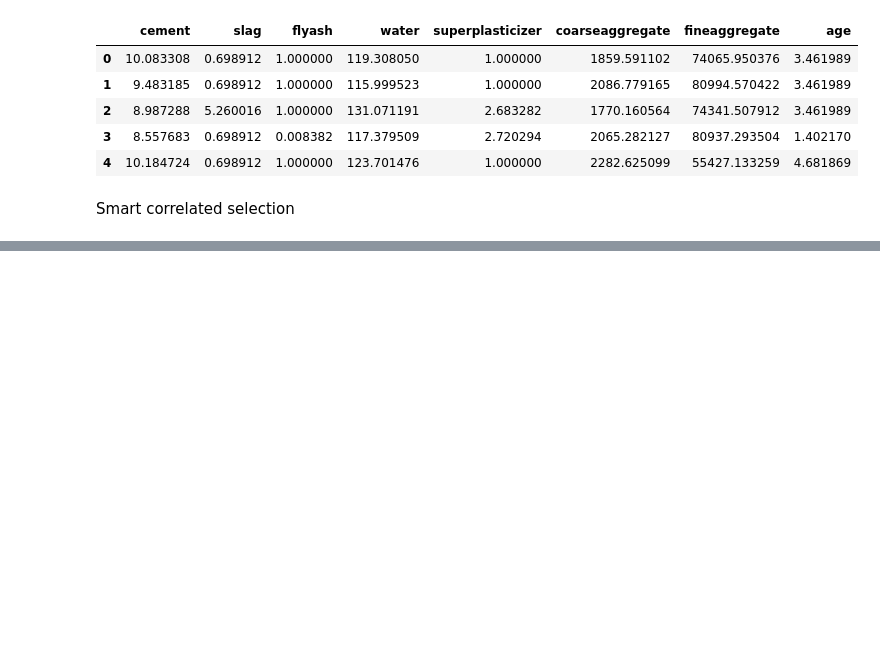
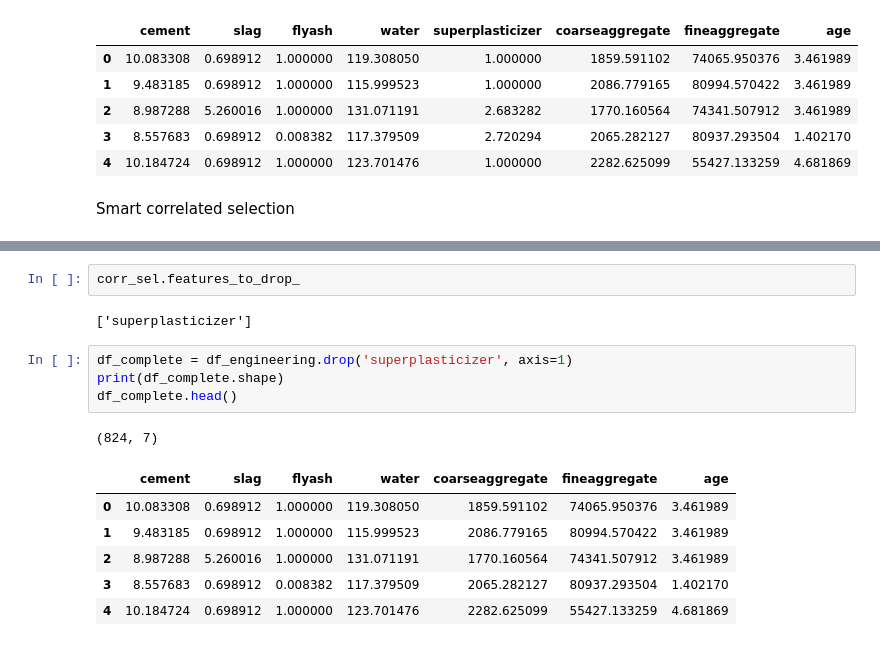
Before and after one commit to Dante-Cadiz/concrete-strength, a Jupyter notebook: jupyter_notebooks/FeatureEngineering.ipynb, the cells around one changed output, grey strips where cells are left out. Cells and saved outputs as stored; diff of their text form; blank space fills up the shorter version.

Commit message:
Run Smart Correlated Selection to select features to drop

```diff
--- a/jupyter_notebooks/FeatureEngineering.ipynb
+++ b/jupyter_notebooks/FeatureEngineering.ipynb
@@ -196,0 +209,16 @@ Smart correlated selection
+# %%
+corr_sel.features_to_drop_
+# %% [output]
+['superplasticizer']
+# %%
+df_complete = df_engineering.drop('superplasticizer', axis=1)
+print(df_complete.shape)
+df_complete.head()
+# %% [output]
+(824, 7)
+|  | cement | slag | flyash | water | coarseaggregate | fineaggregate | age |
+| 0 | 10.083308 | 0.698912 | 1.000000 | 119.308050 | 1859.591102 | 74065.950376 | 3.461989 |
+| 1 | 9.483185 | 0.698912 | 1.000000 | 115.999523 | 2086.779165 | 80994.570422 | 3.461989 |
+| 2 | 8.987288 | 5.260016 | 1.000000 | 131.071191 | 1770.160564 | 74341.507912 | 3.461989 |
+| 3 | 8.557683 | 0.698912 | 0.008382 | 117.379509 | 2065.282127 | 80937.293504 | 1.402170 |
+| 4 | 10.184724 | 0.698912 | 1.000000 | 123.701476 | 2282.625099 | 55427.133259 | 4.681869 |
```
Also changed, not shown: parts of 2 cells of this notebook.
